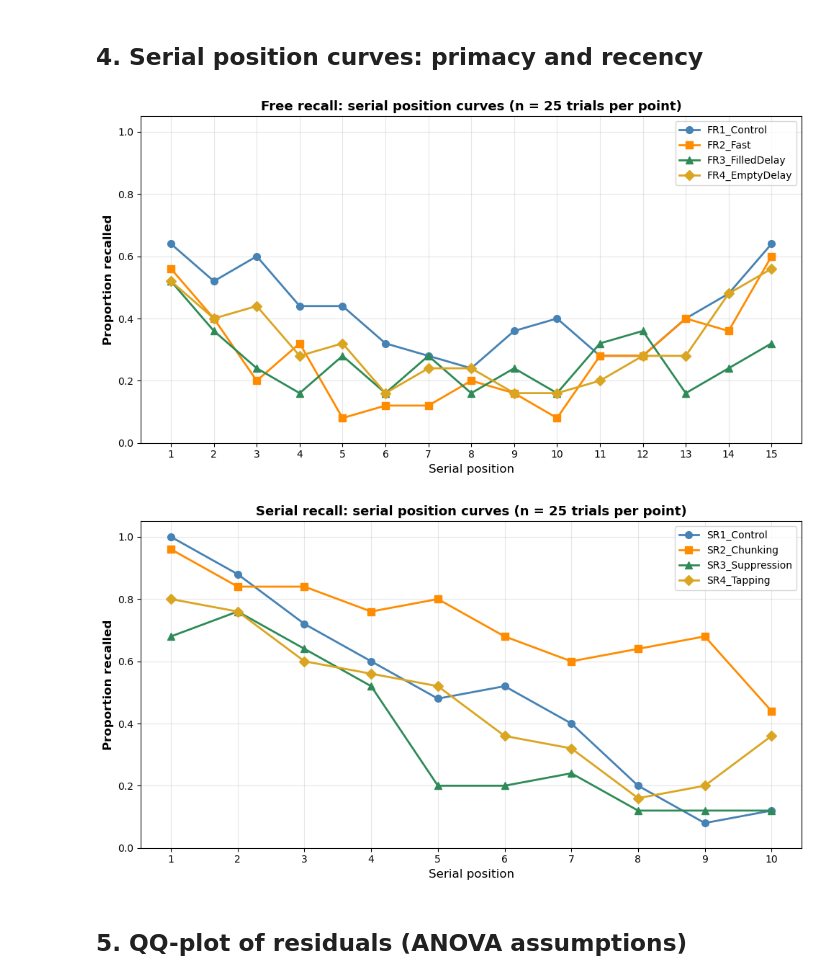
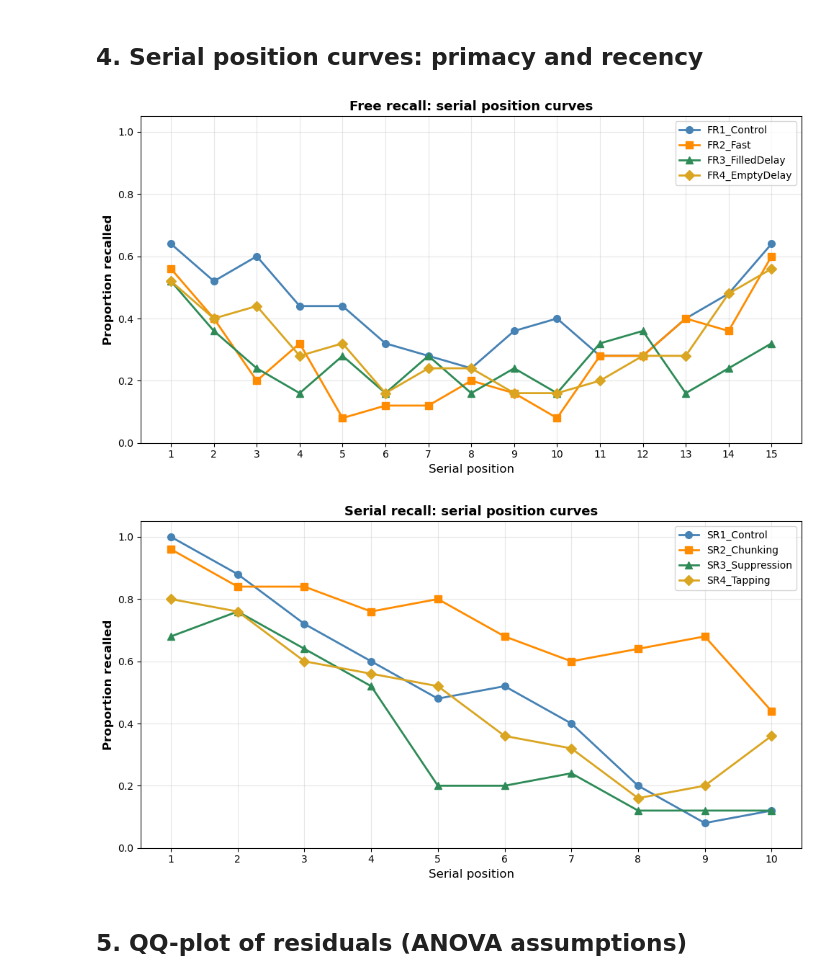
Before and after one commit to vincentvaupel42/02464-Mini-project-, a Jupyter notebook: PROJECT_1_DATAVISUALIZATION.ipynb, the cells around one changed output. Drawn from its saved outputs; the diff is of its cells as text; code cells hidden in the pictures.

```diff
--- a/PROJECT_1_DATAVISUALIZATION.ipynb
+++ b/PROJECT_1_DATAVISUALIZATION.ipynb
@@ -13,7 +13,7 @@ N_TRIALS = 25
 
 FILE = "02464_recall_data_clean.xlsx"
 FREE_SHEETS   = ["FR1_Control", "FR2_Fast", "FR3_FilledDelay", "FR4_EmptyDelay"]
-SERIAL_SHEETS = ["SR1_Control", "SR2_Chunking", "SR3_Suppression", "SR4_Tapping"]
+SERIAL_SHEETS = ["SR1_Control", "SR2_Chunking", "SR3_ASuppression", "SR4_Tapping"]
 COLORS  = ["steelblue", "darkorange", "seagreen", "goldenrod"]
 MARKERS = ["o", "s", "^", "D"]
 # %% [markdown]
@@ -116,24 +116,24 @@ Free recall: proportion recalled per position (row means)
 # %%
 for task in tasks:
     plt.figure(figsize=(10, 5.5))
     i = 0
     for name in position_means[task]:
         y = position_means[task][name]
         x = np.arange(1, len(y) + 1)                 # positions 1, 2, 3, ...
         plt.plot(x, y, color=COLORS[i], marker=MARKERS[i], linewidth=2, markersize=7, label=name)
         i = i + 1
     plt.xticks(x)
     plt.ylim(0, 1.05)
     plt.xlabel("Serial position", fontsize=12)
     plt.ylabel("Proportion recalled", fontsize=12, fontweight="bold")
-    plt.title(f"{task}: serial position curves (n = {N_TRIALS} trials per point)", fontsize=13, fontweight="bold")
+    plt.title(f"{task}: serial position curves", fontsize=13, fontweight="bold")
     plt.legend(loc="upper right")
     plt.grid(True, alpha=0.3)
     plt.tight_layout()
     plt.show()
 # %% [output]
-[figure, old version]
+[figure, new version]
-[figure, old version]
+[figure, new version]
 # %% [markdown]
 ## 5. QQ-plot of residuals (ANOVA assumptions)
 # %%
```
Also changed, not shown: parts of 1 cell of this notebook.
